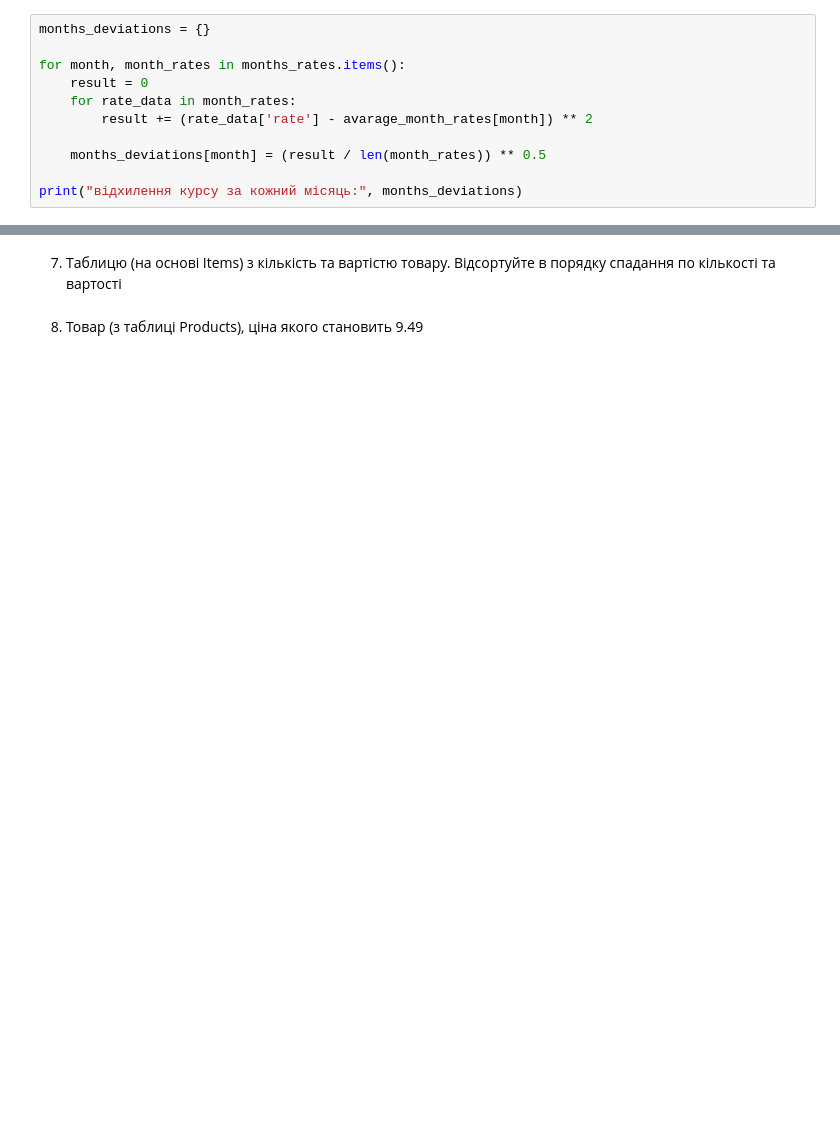
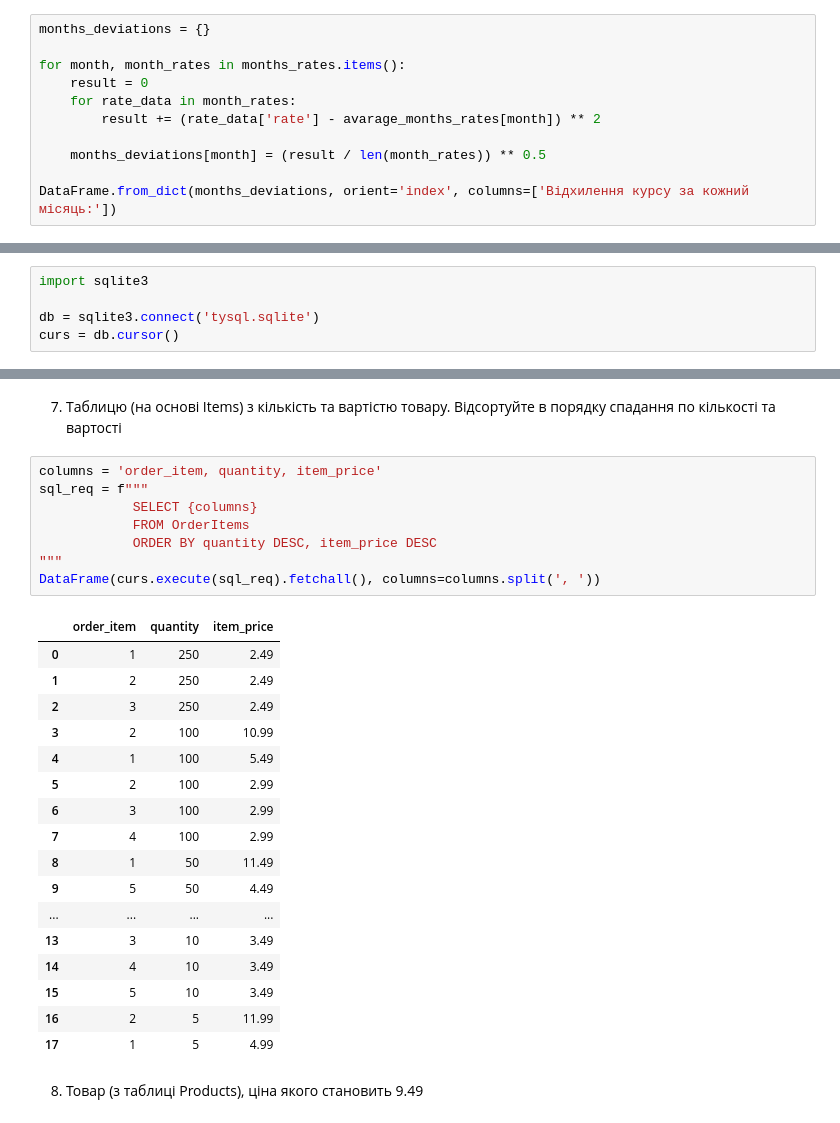
Before and after one commit to AndrewSkylone/DS_7, a Jupyter notebook: Lab 4/Lab work 4.ipynb, the cells around one changed output, grey strips where cells are left out. Cells and saved outputs as stored; diff of their text form; blank space fills up the shorter version.

```diff
--- a/Lab 4/Lab work 4.ipynb
+++ b/Lab 4/Lab work 4.ipynb
@@ -67,9 +82,9 @@ months_deviations = {}
 for month, month_rates in months_rates.items():
     result = 0
     for rate_data in month_rates:
-        result += (rate_data['rate'] - avarage_month_rates[month]) ** 2
+        result += (rate_data['rate'] - avarage_months_rates[month]) ** 2
 
     months_deviations[month] = (result / len(month_rates)) ** 0.5
 
-print("відхилення курсу за кожний місяць:", months_deviations)
+DataFrame.from_dict(months_deviations, orient='index', columns=['Відхилення курсу за кожний місяць:'])
 # %% [output]
@@ -165,2 +212,7 @@ cursor.execute("SELECT * FROM medications")
+# %%
+import sqlite3
+
+db = sqlite3.connect('tysql.sqlite')
+curs = db.cursor()
 # %% [markdown]
 1. Виведіть інформацію про дану базу.
@@ -177,4 +294,30 @@ cursor.execute("SELECT * FROM medications")
 # %% [markdown]
 7. Таблицю (на основі Items) з кількість та вартістю товару. Відсортуйте в порядку спадання по кількості та вартості
+# %%
+columns = 'order_item, quantity, item_price'
+sql_req = f"""
+            SELECT {columns}
+            FROM OrderItems
+            ORDER BY quantity DESC, item_price DESC
+"""
+DataFrame(curs.execute(sql_req).fetchall(), columns=columns.split(', '))
+# %% [output]
+|  | order_item | quantity | item_price |
+| 0 | 1 | 250 | 2.49 |
+| 1 | 2 | 250 | 2.49 |
+| 2 | 3 | 250 | 2.49 |
+| 3 | 2 | 100 | 10.99 |
+| 4 | 1 | 100 | 5.49 |
+| 5 | 2 | 100 | 2.99 |
+| 6 | 3 | 100 | 2.99 |
+| 7 | 4 | 100 | 2.99 |
+| 8 | 1 | 50 | 11.49 |
+| 9 | 5 | 50 | 4.49 |
+| ... | ... | ... | ... |
+| 13 | 3 | 10 | 3.49 |
+| 14 | 4 | 10 | 3.49 |
+| 15 | 5 | 10 | 3.49 |
+| 16 | 2 | 5 | 11.99 |
+| 17 | 1 | 5 | 4.99 |
 # %% [markdown]
 8. Товар (з таблиці Products), ціна якого становить 9.49
```
Also changed, not shown: parts of 19 cells of this notebook, 2 other files.
